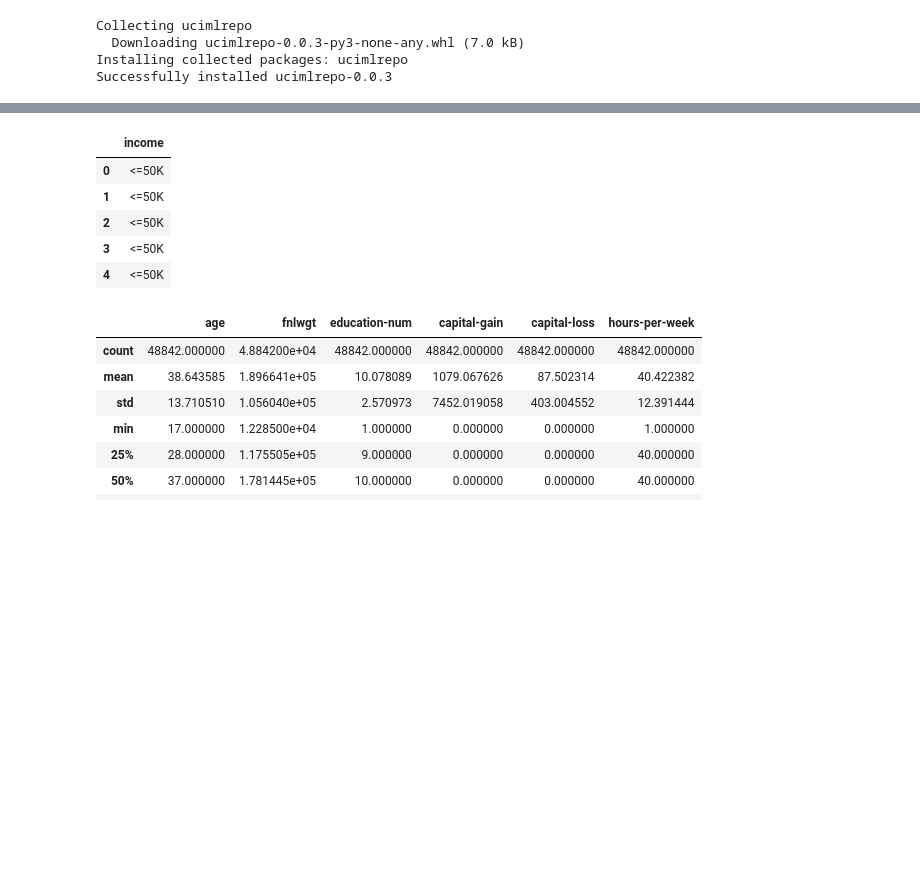
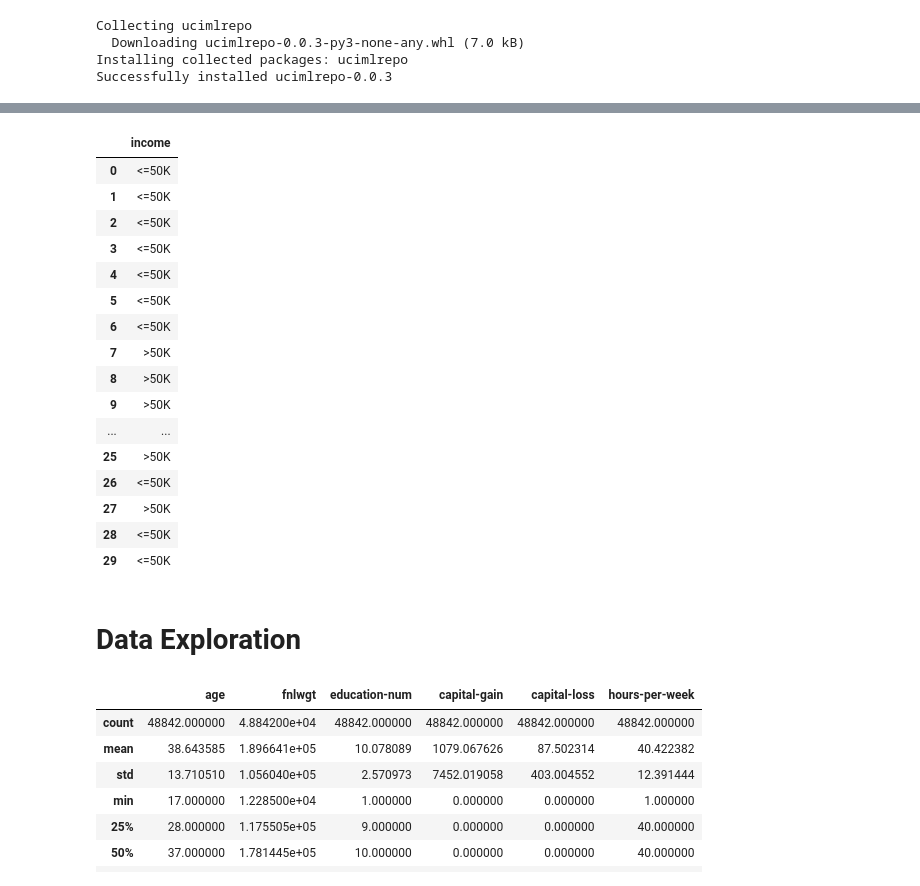
Before and after one commit to Thisuli-Amanethmi/ML-CW, a Jupyter notebook: ML_CW.ipynb, the cells around one changed output, grey strips where cells are left out. Drawn from its saved outputs; the diff is of its cells as text; code cells hidden in the pictures; blank space fills up the shorter version.

```diff
--- a/ML_CW.ipynb
+++ b/ML_CW.ipynb
@@ -59,12 +71,25 @@ X.head() # independent variables (naive bayers)
 # %%
-y.head() # dependent variables (naive bayers)
+y.head(30) # dependent variable
 # %% [output]
 |  | income |
 | 0 | <=50K |
 | 1 | <=50K |
 | 2 | <=50K |
 | 3 | <=50K |
 | 4 | <=50K |
+| 5 | <=50K |
+| 6 | <=50K |
+| 7 | >50K |
+| 8 | >50K |
+| 9 | >50K |
+| ... | ... |
+| 25 | >50K |
+| 26 | <=50K |
+| 27 | >50K |
+| 28 | <=50K |
+| 29 | <=50K |
+# %% [markdown]
+# **Data Exploration**
 # %%
 X.describe()
 # %% [output]
```
Also changed, not shown: parts of 51 cells of this notebook.
